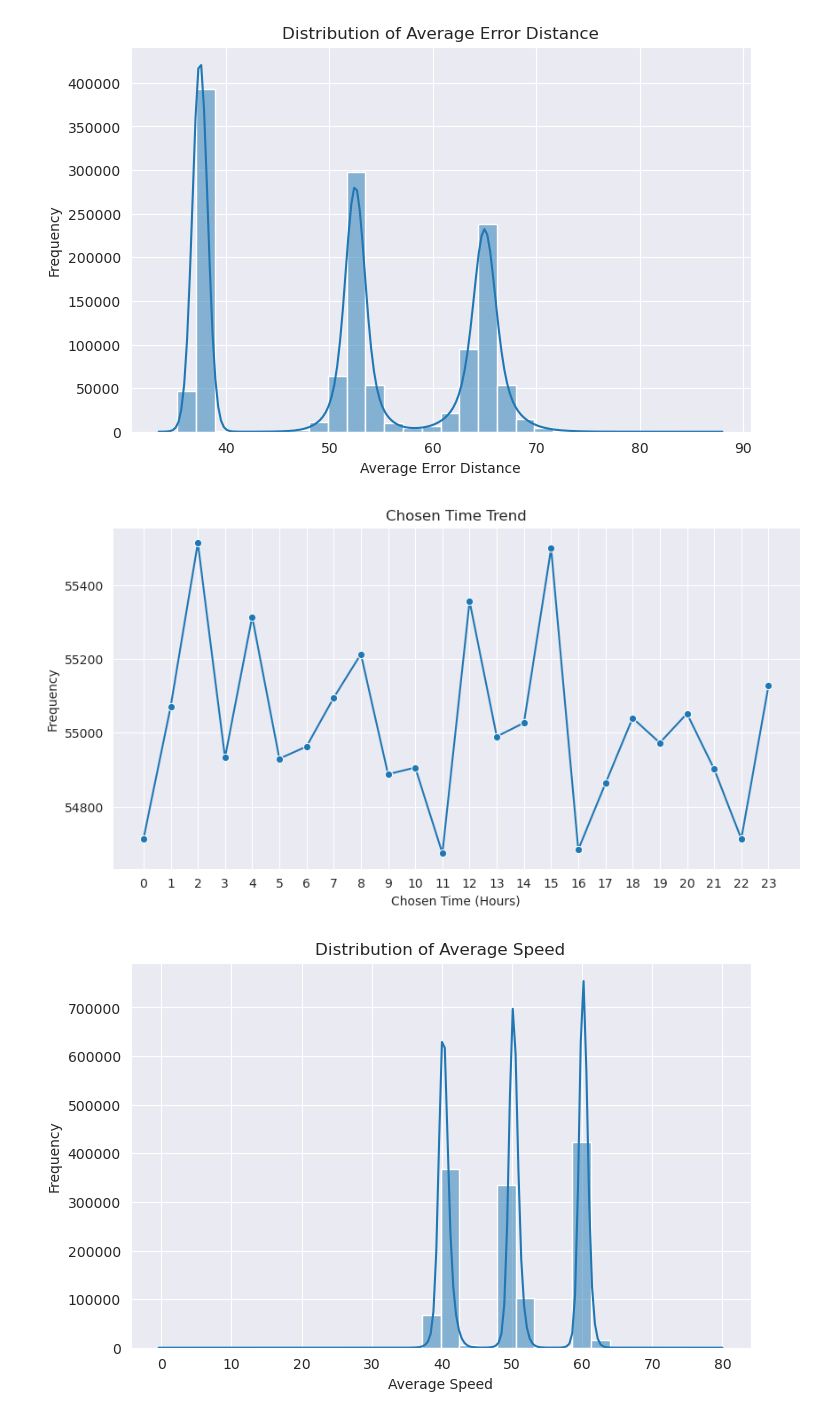
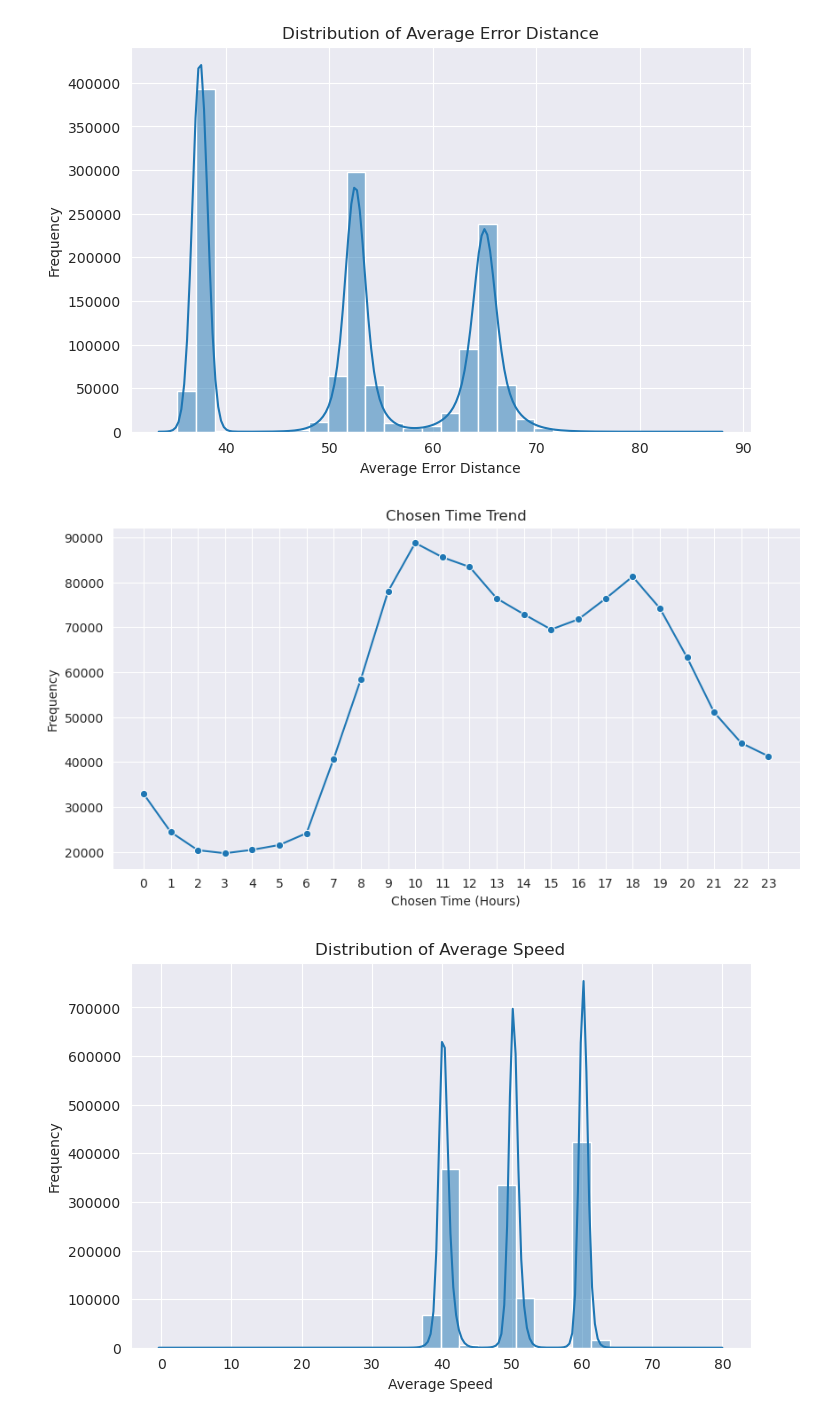
Before and after one commit to Ayushman-Saha/map_matching_research, a Jupyter notebook: post_generation_analysis/post_generation.ipynb, the cells around one changed output. Saved outputs shown, nothing was run; the diff lists cells and outputs as text; code cells hidden in the pictures.

Commit message:
Fixed the time distribution to depict reality

```diff
--- a/post_generation_analysis/post_generation.ipynb
+++ b/post_generation_analysis/post_generation.ipynb
@@ -76,16 +85,20 @@ plt.show()
 [figure]
 # %%
 plt.figure(figsize=(10, 5))
-sns.lineplot(x=chosen_time_counts.index, y=chosen_time_counts.values, marker="o", linestyle="-")
+
+time_counts = df["chosen_time"].value_counts().sort_index()
+
+
+sns.lineplot(x=time_counts.index, y=time_counts.values, marker="o", linestyle="-")
 
 plt.title("Chosen Time Trend")
 plt.xlabel("Chosen Time (Hours)")
 plt.ylabel("Frequency")
 plt.grid(True)
 plt.xticks(range(24))  # Ensure all hours are visible
 plt.show()
 # %% [output]
-[figure, old version]
+[figure, new version]
 # %%
 plt.figure(figsize=(8, 5))
 sns.histplot(df["avg_speed"].dropna(), bins=30, kde=True)
```
Also changed, not shown: parts of 1 cell of this notebook, 3 other files.
